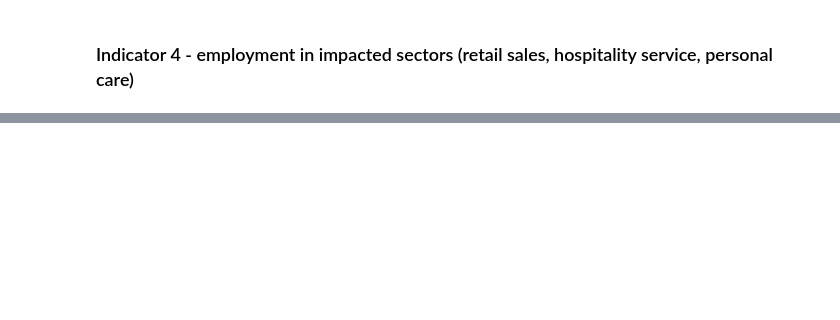
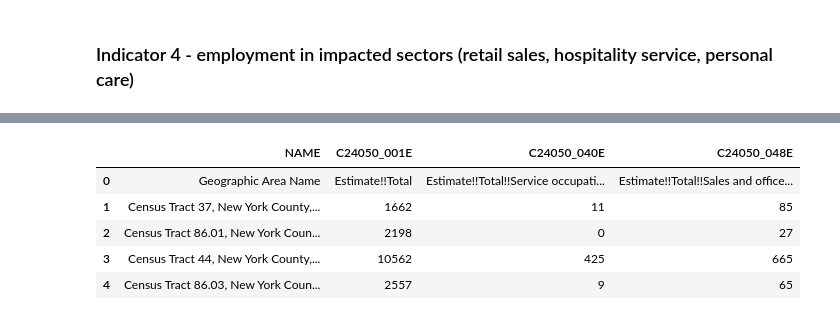
Before and after one commit to community-insight-impact/cvi_ucla_partnership, a Jupyter notebook: notebooks/merge_data_rent.ipynb, the cells around one changed output, grey strips where cells are left out. Drawn from its saved outputs; the diff is of its cells as text; code cells hidden in the pictures; blank space fills up the shorter version.

```diff
--- a/notebooks/merge_data_rent.ipynb
+++ b/notebooks/merge_data_rent.ipynb
@@ -175,0 +210,12 @@ employment.head()
+# %%
+indusByOccup = pd.read_csv('../data/industryByOccupation/ACSDT5Y2018.C24050_data_with_overlays_2020-12-10T155554.csv',
+                          low_memory=False, usecols=['NAME','C24050_040E','C24050_048E', 'C24050_001E'])
+
+indusByOccup.head()
+# %% [output]
+|  | NAME | C24050_001E | C24050_040E | C24050_048E |
+| 0 | Geographic Area Name | Estimate!!Total | Estimate!!Total!!Service occupati... | Estimate!!Total!!Sales and office... |
+| 1 | Census Tract 37, New York County,... | 1662 | 11 | 85 |
+| 2 | Census Tract 86.01, New York Coun... | 2198 | 0 | 27 |
+| 3 | Census Tract 44, New York County,... | 10562 | 425 | 665 |
+| 4 | Census Tract 86.03, New York Coun... | 2557 | 9 | 65 |
```
Also changed, not shown: parts of 4 cells of this notebook.
